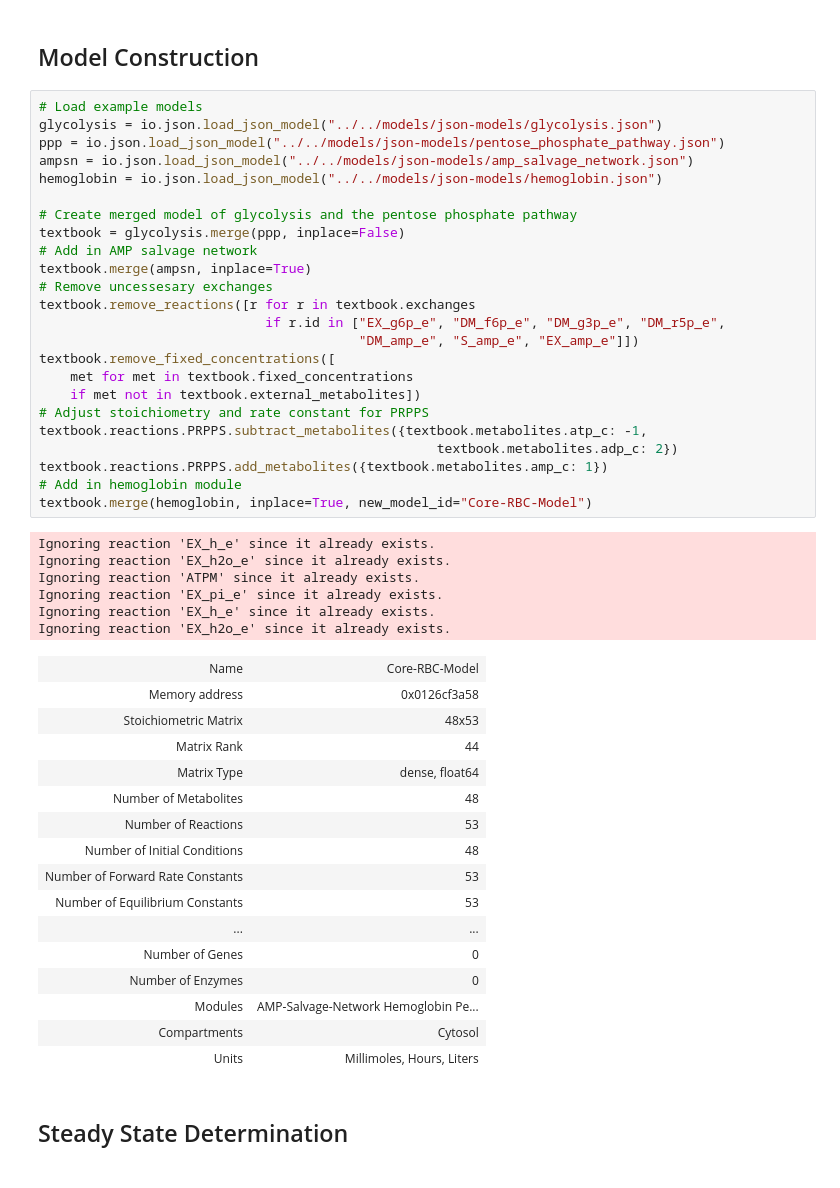
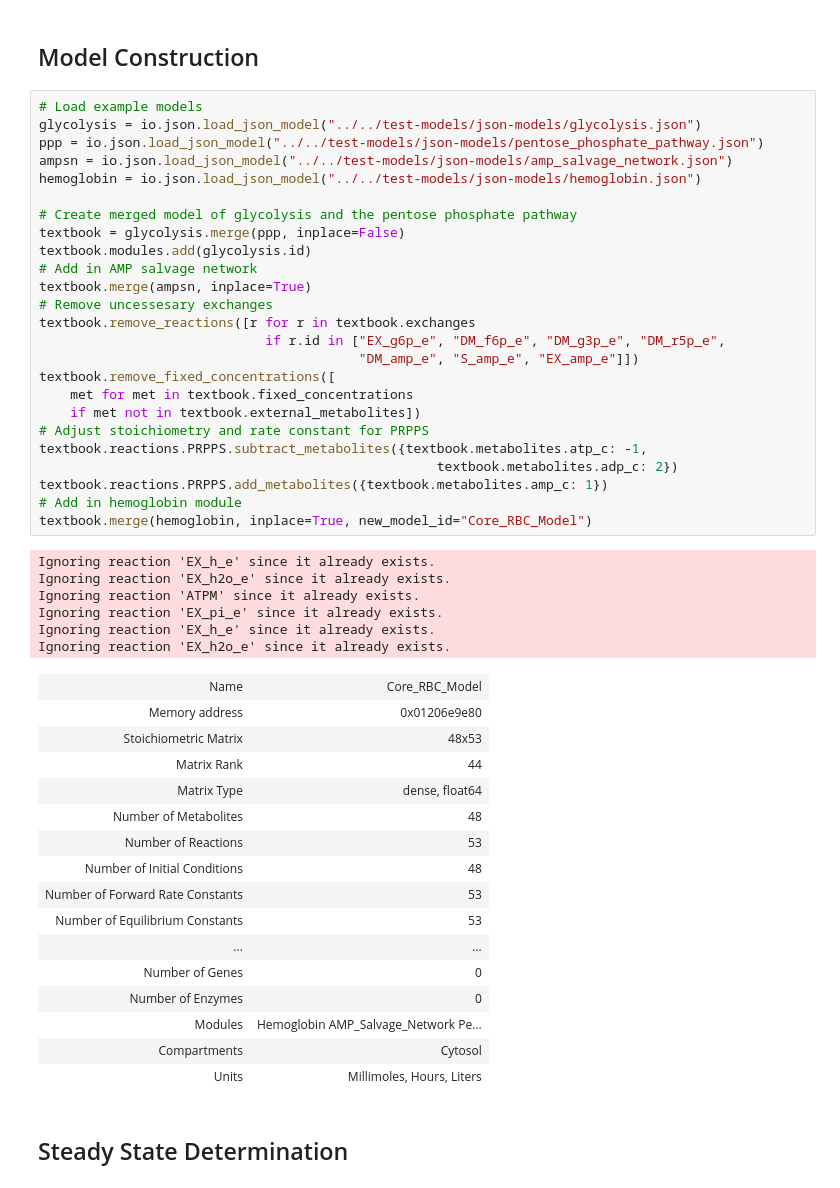
Before and after one commit to SBRG/MASSpy, a Jupyter notebook: masspy-workbooks/test-model-construction/SB2-textbook/SB2_Textbook Model.ipynb, the cells around one changed output. Saved outputs shown, nothing was run; the diff lists cells and outputs as text.

Commit message:
Bug fixes for import/export of EnzymeModules
Added test- prefix to folders in masspy-workbooks for test models

id correction for ppp and ampsn models (underscores for dictlist accessor)

```diff
--- a/masspy-workbooks/test-model-construction/SB2-textbook/SB2_Textbook Model.ipynb
+++ b/masspy-workbooks/test-model-construction/SB2-textbook/SB2_Textbook Model.ipynb
@@ -13,37 +13,38 @@ from mass import (
 ## Model Construction
 # %%
 # Load example models
-glycolysis = io.json.load_json_model("../../models/json-models/glycolysis.json")
-ppp = io.json.load_json_model("../../models/json-models/pentose_phosphate_pathway.json")
-ampsn = io.json.load_json_model("../../models/json-models/amp_salvage_network.json")
-hemoglobin = io.json.load_json_model("../../models/json-models/hemoglobin.json")
+glycolysis = io.json.load_json_model("../../test-models/json-models/glycolysis.json")
+ppp = io.json.load_json_model("../../test-models/json-models/pentose_phosphate_pathway.json")
+ampsn = io.json.load_json_model("../../test-models/json-models/amp_salvage_network.json")
+hemoglobin = io.json.load_json_model("../../test-models/json-models/hemoglobin.json")
 
 # Create merged model of glycolysis and the pentose phosphate pathway
 textbook = glycolysis.merge(ppp, inplace=False)
+textbook.modules.add(glycolysis.id)
 # Add in AMP salvage network
 textbook.merge(ampsn, inplace=True)
 # Remove uncessesary exchanges
 textbook.remove_reactions([r for r in textbook.exchanges
                              if r.id in ["EX_g6p_e", "DM_f6p_e", "DM_g3p_e", "DM_r5p_e",
                                          "DM_amp_e", "S_amp_e", "EX_amp_e"]])
 textbook.remove_fixed_concentrations([
     met for met in textbook.fixed_concentrations
     if met not in textbook.external_metabolites])
 # Adjust stoichiometry and rate constant for PRPPS
 textbook.reactions.PRPPS.subtract_metabolites({textbook.metabolites.atp_c: -1,
                                                    textbook.metabolites.adp_c: 2})
 textbook.reactions.PRPPS.add_metabolites({textbook.metabolites.amp_c: 1})
 # Add in hemoglobin module
-textbook.merge(hemoglobin, inplace=True, new_model_id="Core-RBC-Model")
+textbook.merge(hemoglobin, inplace=True, new_model_id="Core_RBC_Model")
 # %% [output]
 Ignoring reaction 'EX_h_e' since it already exists.
 Ignoring reaction 'EX_h2o_e' since it already exists.
 Ignoring reaction 'ATPM' since it already exists.
 Ignoring reaction 'EX_pi_e' since it already exists.
 Ignoring reaction 'EX_h_e' since it already exists.
 Ignoring reaction 'EX_h2o_e' since it already exists.
-| Name | Core-RBC-Model |
-| Memory address | 0x0126cf3a58 |
+| Name | Core_RBC_Model |
+| Memory address | 0x01206e9e80 |
 | Stoichiometric Matrix | 48x53 |
 | Matrix Rank | 44 |
 | Matrix Type | dense, float64 |
@@ -55,7 +56,7 @@ Ignoring reaction 'EX_h2o_e' since it already exists.
 | ... | ... |
 | Number of Genes | 0 |
 | Number of Enzymes | 0 |
-| Modules | AMP-Salvage-Network Hemoglobin Pe... |
+| Modules | Hemoglobin AMP_Salvage_Network Pe... |
 | Compartments | Cytosol |
 | Units | Millimoles, Hours, Liters |
 # %% [markdown]
```
Also changed, not shown: parts of 2 cells of this notebook, 9 other files.
